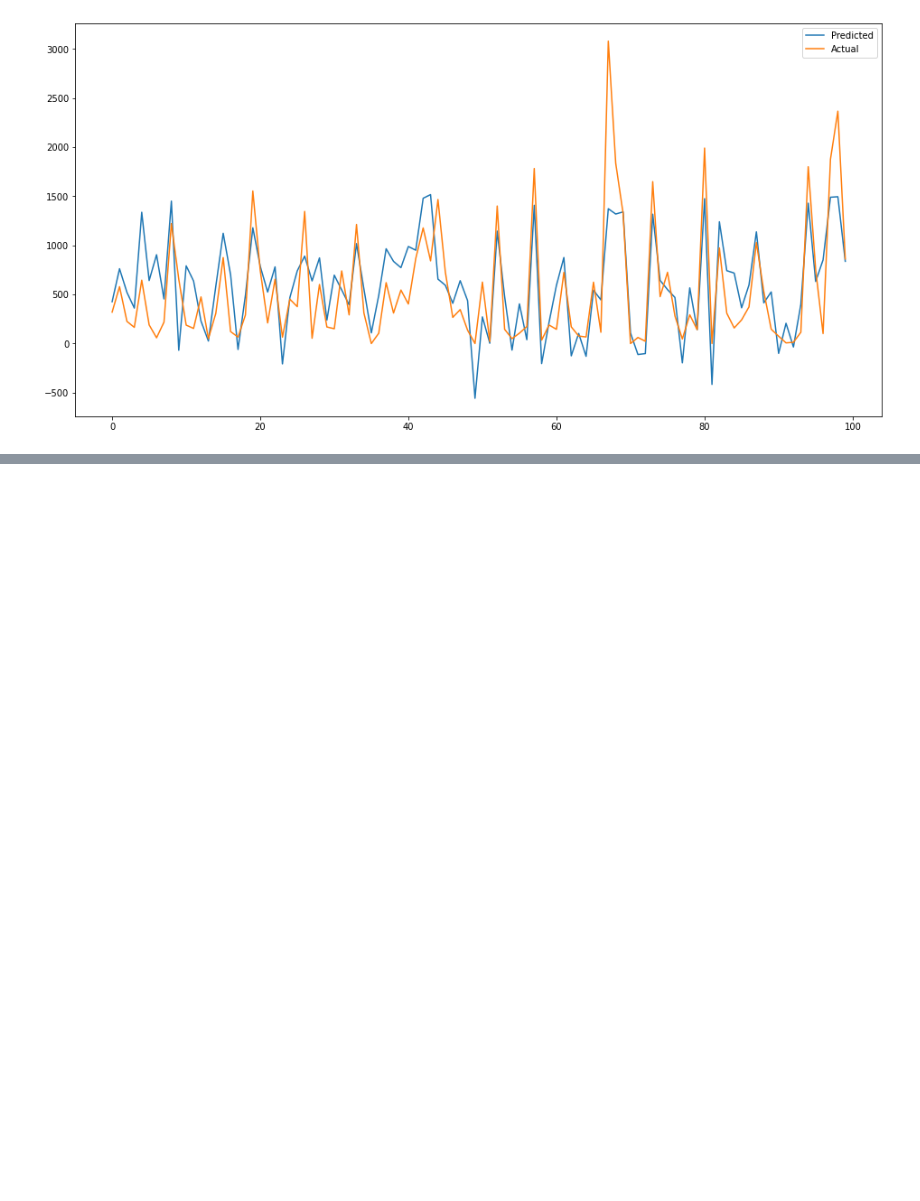
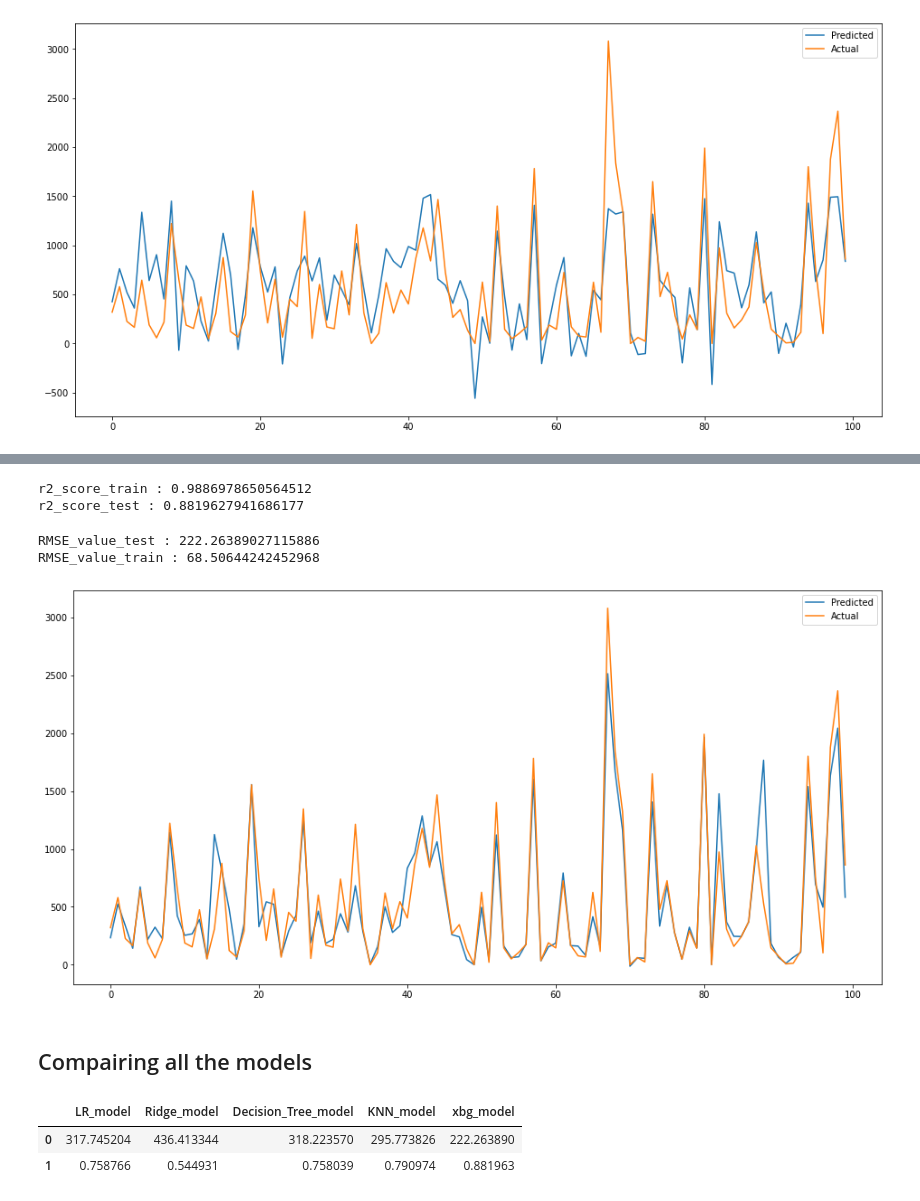
Before and after one commit to AjaharDaroga/Bike_Shearing_Demand_Prediction, a Jupyter notebook: Bike_Sharing_Demand_Prediction.ipynb, the cells around one changed output, grey strips where cells are left out. Drawn from its saved outputs; the diff is of its cells as text; code cells hidden in the pictures; blank space fills up the shorter version.

```diff
--- a/Bike_Sharing_Demand_Prediction.ipynb
+++ b/Bike_Sharing_Demand_Prediction.ipynb
@@ -438,0 +550,12 @@ plt.show()
+# %%
+from xgboost import XGBRegressor
+XGBOOST_model=XGBRegressor()
+# %%
+#creating param dict for gridsearch
+n_estimators=[50,75,100,150]
+max_depth=[10,20,30,40,50]
+params = {'n_estimators':n_estimators,'max_depth':max_depth }
+xgb_grid= GridSearchCV(XGBOOST_model,param_grid=params,verbose=0)
+fit_model=xgb_grid.fit(X_train, y_train)
+predict_train_xgb=fit_model.predict(X_train)
+predict_test_xgb=fit_model.predict(X_test)
@@ -438,0 +580,29 @@ plt.show()
+# %%
+# Finding r2 values
+train_set_r2 = r2_score(y_train, predict_train_xgb)
+test_set_r2_xgb = r2_score(y_test, predict_test_xgb)
+print("r2_score_train :", train_set_r2)
+print("r2_score_test :", test_set_r2_xgb)
+# %% [output]
+r2_score_train : 0.9886978650564512
+r2_score_test : 0.8819627941686177
+# %%
+test_set_rmse_xgb = (np.sqrt(mean_squared_error(predict_test_xgb,y_test )))
+train_set_rmse = (np.sqrt(mean_squared_error(predict_train_xgb,y_train )))
+
+print("RMSE_value_test :" , test_set_rmse_xgb)
+print("RMSE_value_train :" , train_set_rmse)
+# %% [output]
+RMSE_value_test : 222.26389027115886
+RMSE_value_train : 68.50644242452968
+# %%
+# ploting actual and predicted
+plt.figure(figsize=(16,8))
+plt.plot((predict_test_xgb)[:100])
+plt.plot((np.array(y_test)[:100]))
+plt.legend(["Predicted","Actual"])
+plt.show()
+# %% [output]
+[figure, added]
+# %% [markdown]
+## Compairing all the models
@@ -438,0 +613,7 @@ plt.show()
+# %%
+compaire_models = pd.DataFrame([RMSE_value,R2_value],columns=models)
+compaire_models
+# %% [output]
+|  | LR_model | Ridge_model | Decision_Tree_model | KNN_model | xbg_model |
+| 0 | 317.745204 | 436.413344 | 318.223570 | 295.773826 | 222.263890 |
+| 1 | 0.758766 | 0.544931 | 0.758039 | 0.790974 | 0.881963 |
```
Also changed, not shown: parts of 20 cells of this notebook.
